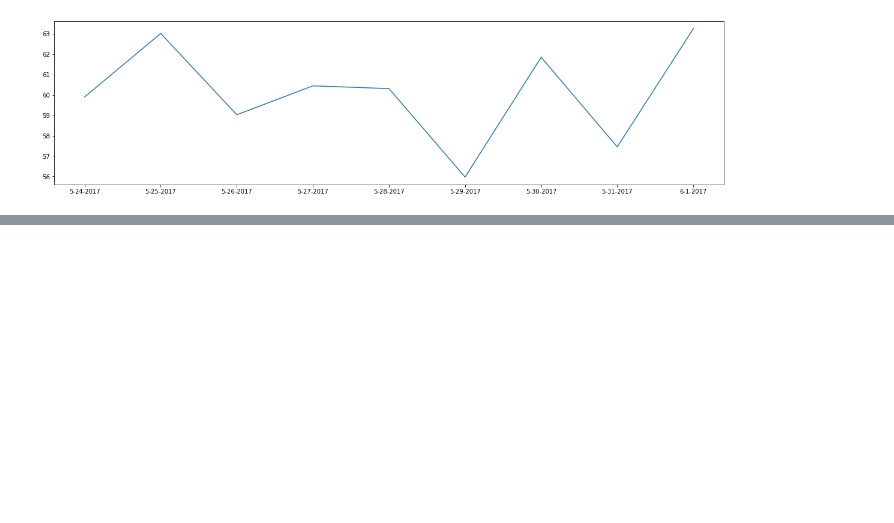
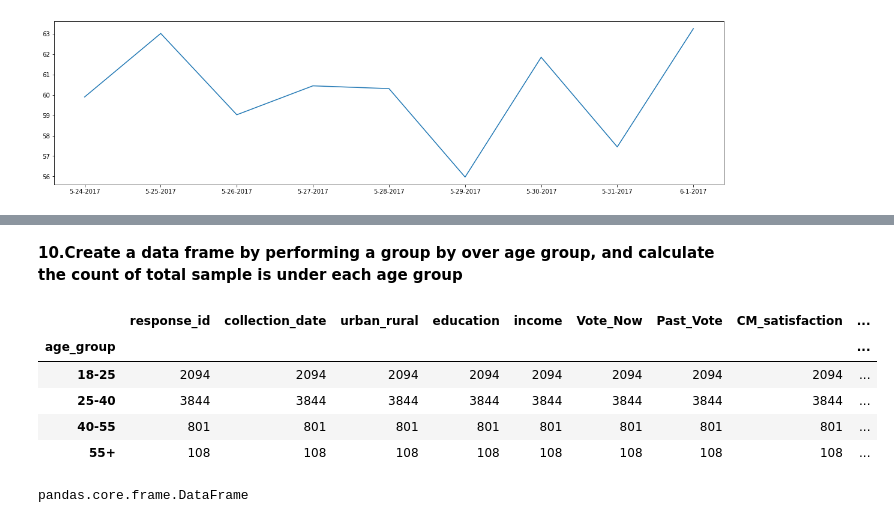
Before and after one commit to Shubam27/Google-Colab-Work, a Jupyter notebook: Survey_Dataset.ipynb, the cells around one changed output, grey strips where cells are left out. Cells and saved outputs as stored; diff of their text form; code cells hidden in the pictures; blank space fills up the shorter version.

```diff
--- a/Survey_Dataset.ipynb
+++ b/Survey_Dataset.ipynb
@@ -434,0 +478,17 @@ g.collection_date.plot(kind='line',figsize=(20,5))       #To create a line chart
+# %% [markdown]
+**10.Create a data frame by performing a group by over age group, and calculate the count of total sample is under each age group**
+# %%
+df=data.groupby('age_group').count()
+# %%
+df
+# %% [output]
+|  | response_id | collection_date | urban_rural | education | income | Vote_Now | Past_Vote | CM_satisfaction | ... |
+| age_group |  |  |  |  |  |  |  |  | ... |
+| 18-25 | 2094 | 2094 | 2094 | 2094 | 2094 | 2094 | 2094 | 2094 | ... |
+| 25-40 | 3844 | 3844 | 3844 | 3844 | 3844 | 3844 | 3844 | 3844 | ... |
+| 40-55 | 801 | 801 | 801 | 801 | 801 | 801 | 801 | 801 | ... |
+| 55+ | 108 | 108 | 108 | 108 | 108 | 108 | 108 | 108 | ... |
+# %%
+type(df)
+# %% [output]
+pandas.core.frame.DataFrame
```
Also changed, not shown: parts of 4 cells of this notebook.
